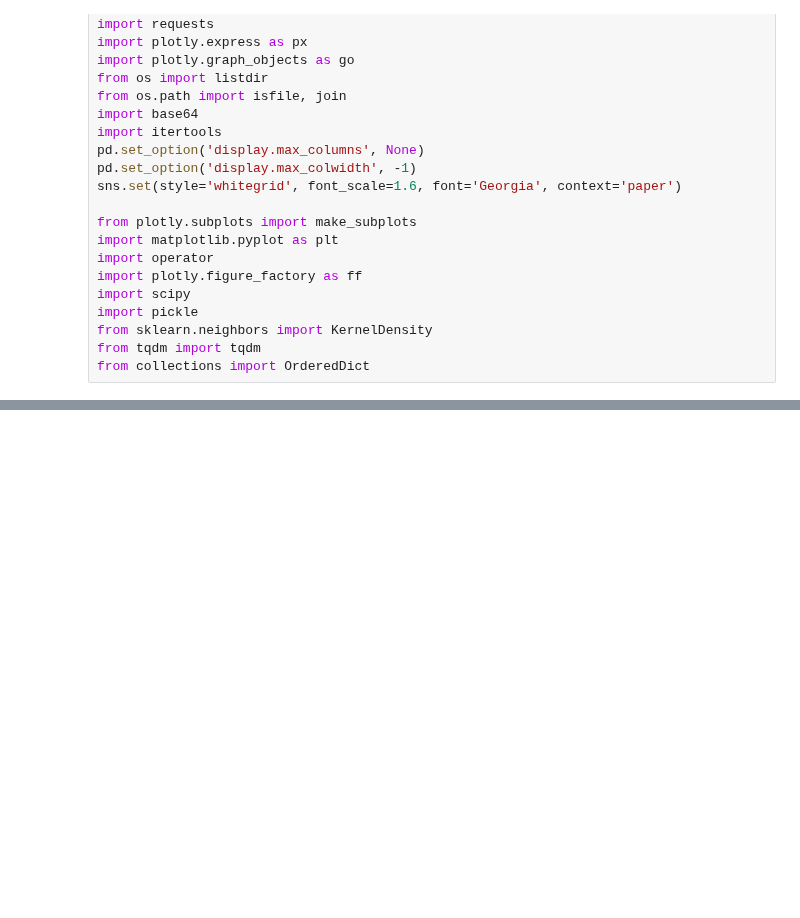
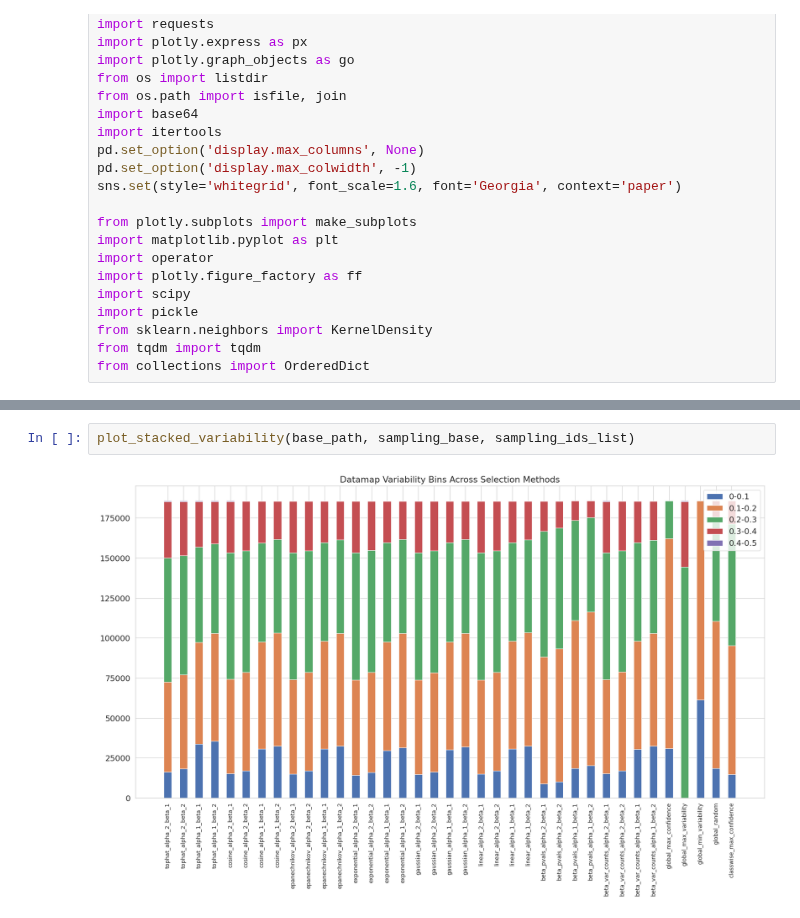
Before and after one commit to jr4fs/vl-pretraining, a Jupyter notebook: src/dataset_selection/sampling/random_sampling_investigation.ipynb, the cells around one changed output, grey strips where cells are left out. Cells and saved outputs as stored; diff of their text form; blank space fills up the shorter version.

```diff
--- a/src/dataset_selection/sampling/random_sampling_investigation.ipynb
+++ b/src/dataset_selection/sampling/random_sampling_investigation.ipynb
@@ -229,0 +264,4 @@ plt.show()
+# %%
+plot_stacked_variability(base_path, sampling_base, sampling_ids_list)
+# %% [output]
+[figure, added]
```
Also changed, not shown: parts of 15 cells of this notebook.
